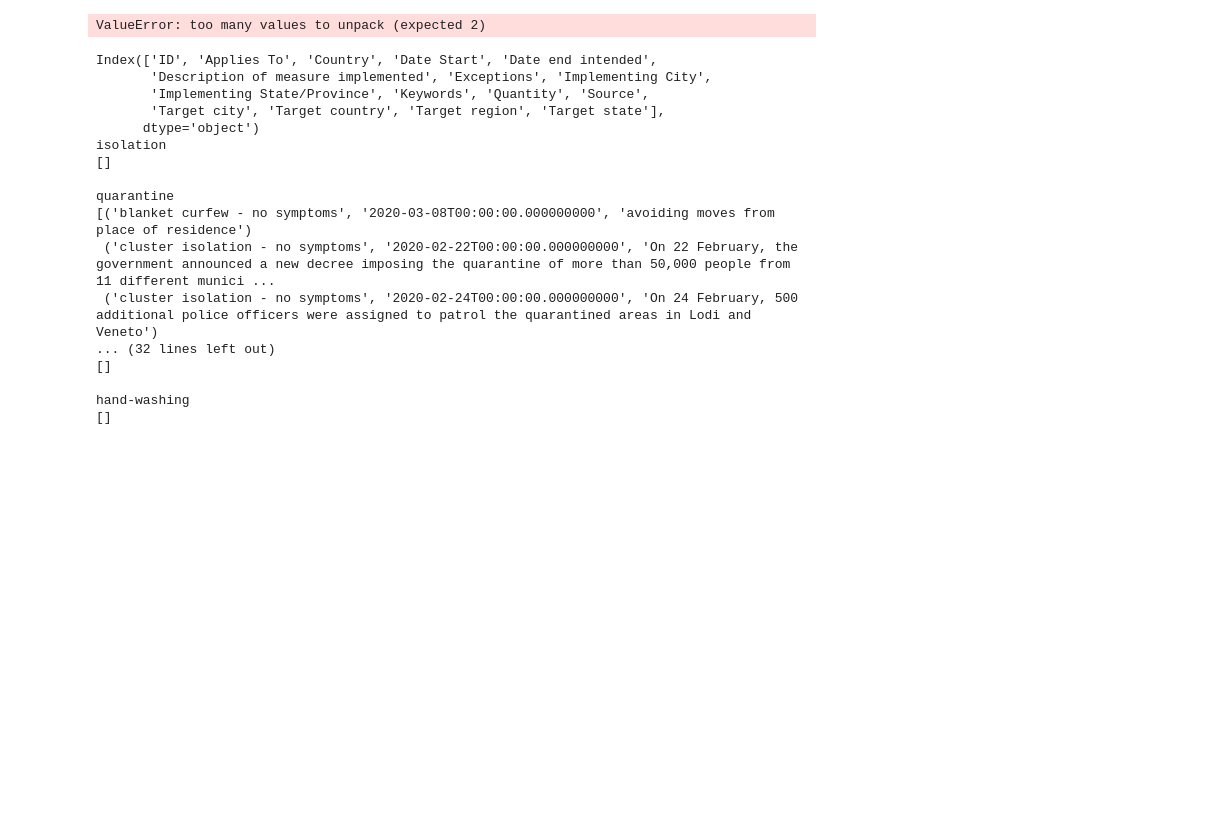
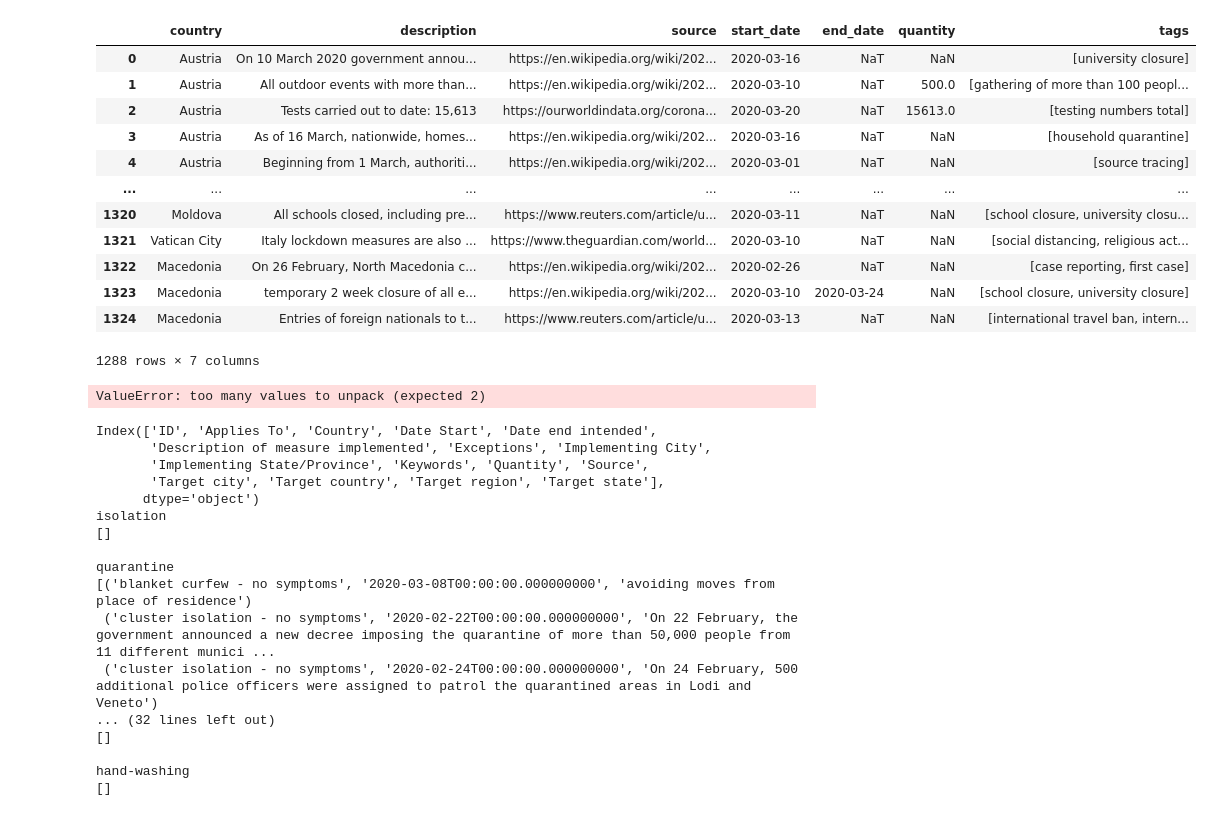
Before and after one commit to epidemics/containment, a Jupyter notebook: measures-to-json.ipynb, the cells around one changed output. Saved outputs shown, nothing was run; the diff lists cells and outputs as text; code cells hidden in the pictures; blank space fills up the shorter version.

Commit message:
pull and transform measures data

```diff
--- a/measures-to-json.ipynb
+++ b/measures-to-json.ipynb
@@ -157,0 +37,4 @@ jdict = {**MAX_COLS,**MIN_COLS,**CUMSUM_COLS,**TEST_COLS}
+# %%
+cm = measures.merge(completeness, on='country')
+# %%
+cm = cm[cm.keywords.apply(len) > 0]
@@ -157,0 +85,37 @@ jdict = {**MAX_COLS,**MIN_COLS,**CUMSUM_COLS,**TEST_COLS}
+# %%
+fields_to_use, renamed_fields = (list(cols) for cols in zip(
+#     ('id', 'id'), # not reliable
+    ('country', 'country'),
+#     # maybe worth adding these:
+#     ('implementing_state_province', 'state_or_province'),
+#     ('implementing_city_municipality', 'municipality'),
+#     ('target_country', 'target_country'),
+    ('description_of_measure_implemented', 'description'),
+    ('source', 'source'),
+    ('date_start', 'start_date'),
+    ('date_end_intended', 'end_date'),
+    ('quantity', 'quantity'),
+    ('keywords', 'tags')
+))
+
+# other columns were not include b/c too few rows have
+# data to bother programming them into the frontend
+# %%
+mc2 = cm[fields_to_use].copy()
+mc2.columns = renamed_fields
+# %%
+mc2
+# %% [output]
+|  | country | description | source | start_date | end_date | quantity | tags |
+| 0 | Austria | On 10 March 2020 government annou... | https://en.wikipedia.org/wiki/202... | 2020-03-16 | NaT | NaN | [university closure] |
+| 1 | Austria | All outdoor events with more than... | https://en.wikipedia.org/wiki/202... | 2020-03-10 | NaT | 500.0 | [gathering of more than 100 peopl... |
+| 2 | Austria | Tests carried out to date: 15,613 | https://ourworldindata.org/corona... | 2020-03-20 | NaT | 15613.0 | [testing numbers total] |
+| 3 | Austria | As of 16 March, nationwide, homes... | https://en.wikipedia.org/wiki/202... | 2020-03-16 | NaT | NaN | [household quarantine] |
+| 4 | Austria | Beginning from 1 March, authoriti... | https://en.wikipedia.org/wiki/202... | 2020-03-01 | NaT | NaN | [source tracing] |
+| ... | ... | ... | ... | ... | ... | ... | ... |
+| 1320 | Moldova | All schools closed, including pre... | https://www.reuters.com/article/u... | 2020-03-11 | NaT | NaN | [school closure, university closu... |
+| 1321 | Vatican City | Italy lockdown measures are also ... | https://www.theguardian.com/world... | 2020-03-10 | NaT | NaN | [social distancing, religious act... |
+| 1322 | Macedonia | On 26 February, North Macedonia c... | https://en.wikipedia.org/wiki/202... | 2020-02-26 | NaT | NaN | [case reporting, first case] |
+| 1323 | Macedonia | temporary 2 week closure of all e... | https://en.wikipedia.org/wiki/202... | 2020-03-10 | 2020-03-24 | NaN | [school closure, university closure] |
+| 1324 | Macedonia | Entries of foreign nationals to t... | https://www.reuters.com/article/u... | 2020-03-13 | NaT | NaN | [international travel ban, intern... |
+1288 rows × 7 columns
```
Also changed, not shown: parts of 21 cells of this notebook, 2 other files.
